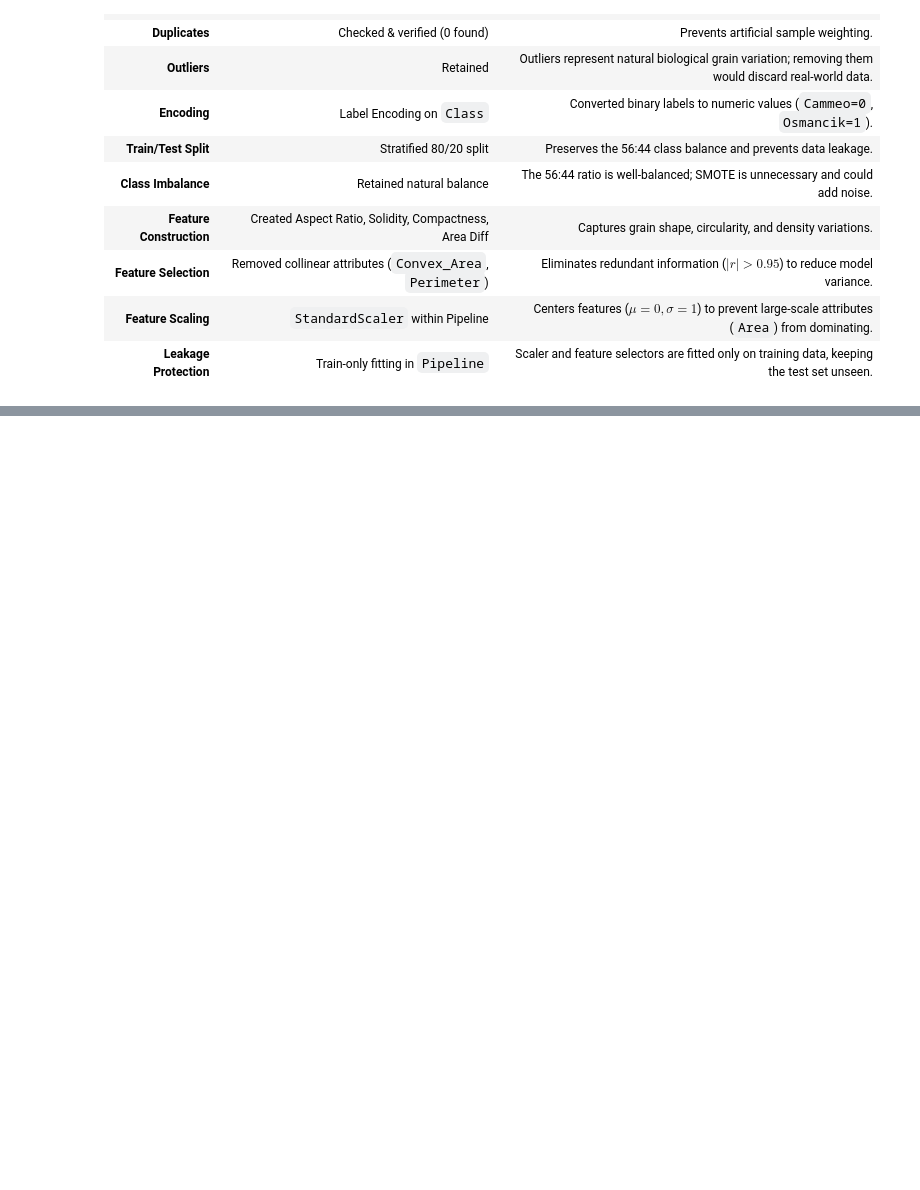
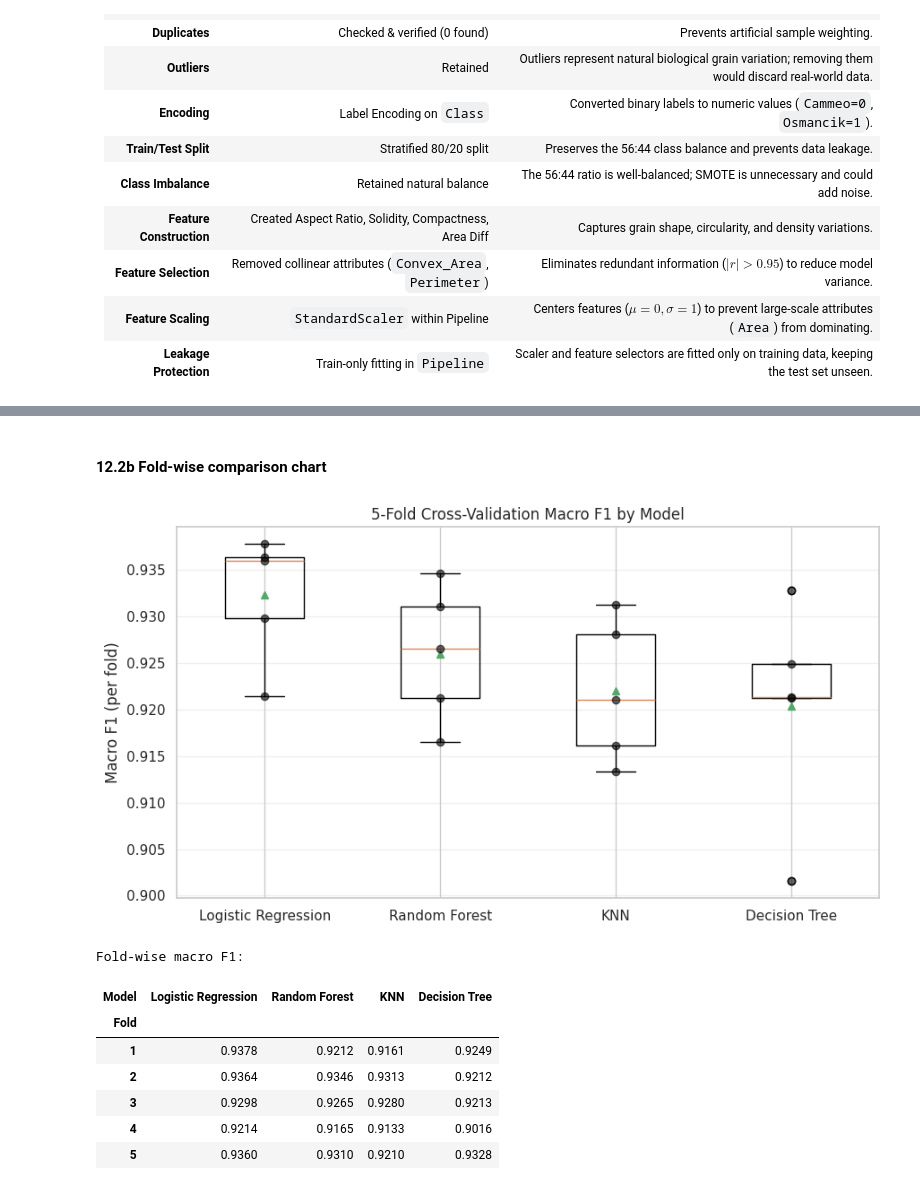
Before and after one commit to Hasanga910/GrainSense, a Jupyter notebook: Notebook.ipynb, the cells around one changed output, grey strips where cells are left out. Cells and saved outputs as stored; diff of their text form; code cells hidden in the pictures; blank space fills up the shorter version.

```diff
--- a/Notebook.ipynb
+++ b/Notebook.ipynb
@@ -1387,0 +1787,17 @@ Pipeline successfully configured and ready for model training and evaluation.
+# %%
+
+# Step 6 - Check available training variables
+
+print("Available training variables:\n")
+
+for name in sorted(globals()):
+    if name.startswith(("X_train", "X_test", "y_train", "y_test")):
+        value = globals()[name]
+
+        if hasattr(value, "shape"):
+            print(name, ":", value.shape)
+
+print("\nCurrent scaled data shape:",
+      X_train_processed.shape)
+
+print("\nChecking available data before cross-validation.")
@@ -1387,0 +2494,52 @@ Pipeline successfully configured and ready for model training and evaluation.
+# %% [markdown]
+#### 12.2b Fold-wise comparison chart
+# %%
+# 12.2b Fold-wise comparison chart (uses the fold scores computed in 12.2)
+
+import matplotlib.pyplot as plt
+
+model_order = member4_comparison["Model"].tolist()
+
+fold_pivot = (
+    member4_fold_scores
+    .pivot(index="Fold", columns="Model", values="Macro F1")
+    [model_order]
+)
+
+fig, ax = plt.subplots(figsize=(9, 5))
+
+ax.boxplot(
+    [fold_pivot[m] for m in model_order],
+    labels=model_order,
+    showmeans=True
+)
+
+# Show each fold as a point so the small sample (5 folds) is visible
+for position, model_name in enumerate(model_order, start=1):
+    ax.scatter(
+        [position] * len(fold_pivot),
+        fold_pivot[model_name],
+        color="black",
+        alpha=0.6,
+        zorder=3
+    )
+
+ax.set_ylabel("Macro F1 (per fold)")
+ax.set_title("5-Fold Cross-Validation Macro F1 by Model")
+ax.grid(axis="y", alpha=0.3)
+
+plt.tight_layout()
+plt.show()
+
+print("Fold-wise macro F1:")
+display(fold_pivot.round(4))
+# %% [output]
+[figure, added]
+Fold-wise macro F1:
+| Model | Logistic Regression | Random Forest | KNN | Decision Tree |
+| Fold |  |  |  |  |
+| 1 | 0.9378 | 0.9212 | 0.9161 | 0.9249 |
+| 2 | 0.9364 | 0.9346 | 0.9313 | 0.9212 |
+| 3 | 0.9298 | 0.9265 | 0.9280 | 0.9213 |
+| 4 | 0.9214 | 0.9165 | 0.9133 | 0.9016 |
+| 5 | 0.9360 | 0.9310 | 0.9210 | 0.9328 |
```
Also changed, not shown: parts of 68 cells of this notebook.
